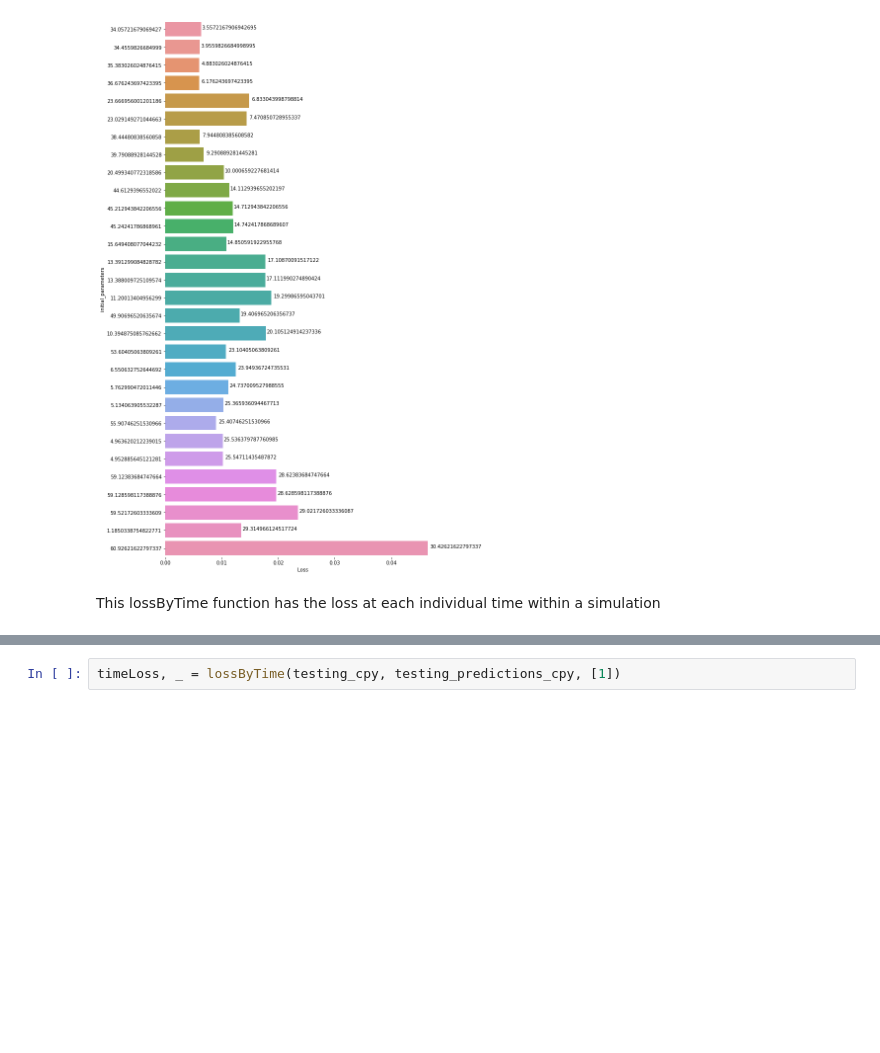
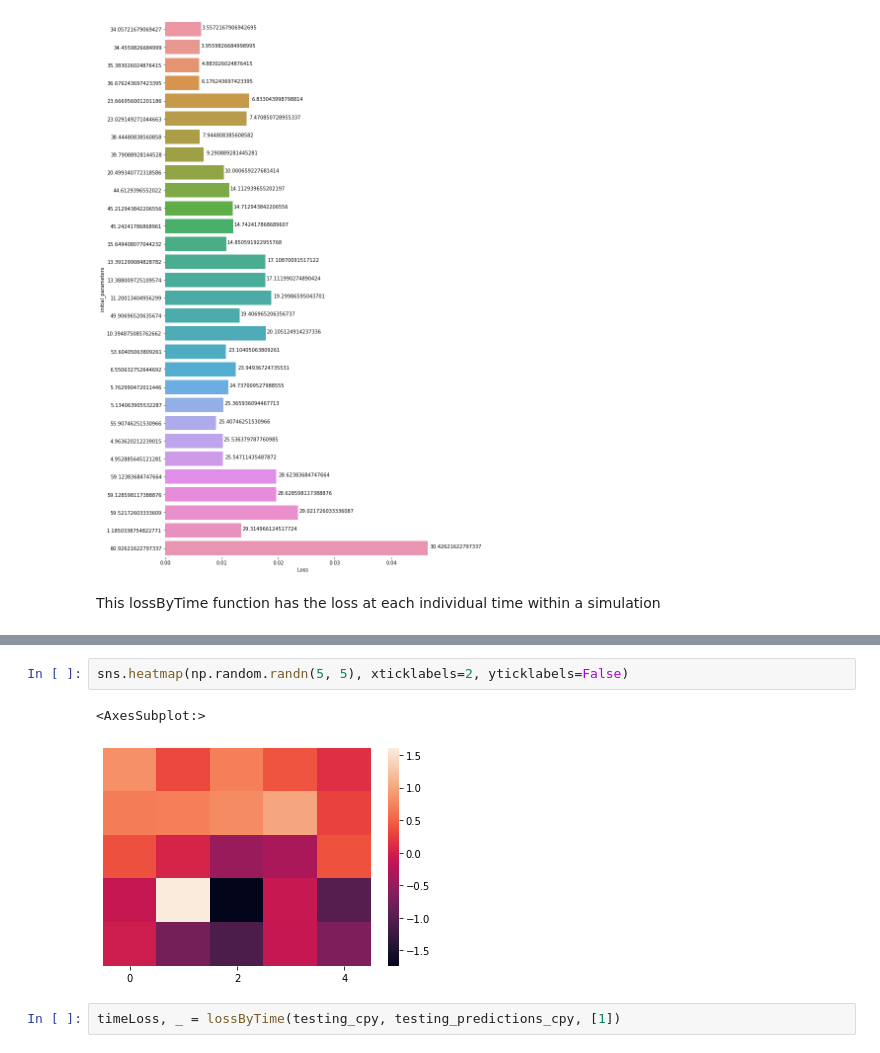
Before and after one commit to runnily/3095-Simulations-of-hybrid-systems-using-neural-networks, a Jupyter notebook: plots/dynamic systems/Newtons cooling law.ipynb, the cells around one changed output, grey strips where cells are left out. Saved outputs shown, nothing was run; the diff lists cells and outputs as text; blank space fills up the shorter version.

```diff
--- a/plots/dynamic systems/Newtons cooling law.ipynb
+++ b/plots/dynamic systems/Newtons cooling law.ipynb
@@ -262,3 +276,8 @@ This lossByTime function has the loss at each individual time within a simulatio
+# %%
+sns.heatmap(np.random.randn(5, 5), xticklabels=2, yticklabels=False)
+# %% [output]
+<AxesSubplot:>
+[figure, added]
 # %%
 timeLoss, _ = lossByTime(testing_cpy, testing_predictions_cpy, [1])
 # %% [markdown]
```
Also changed, not shown: parts of 3 cells of this notebook, 4 other files.
